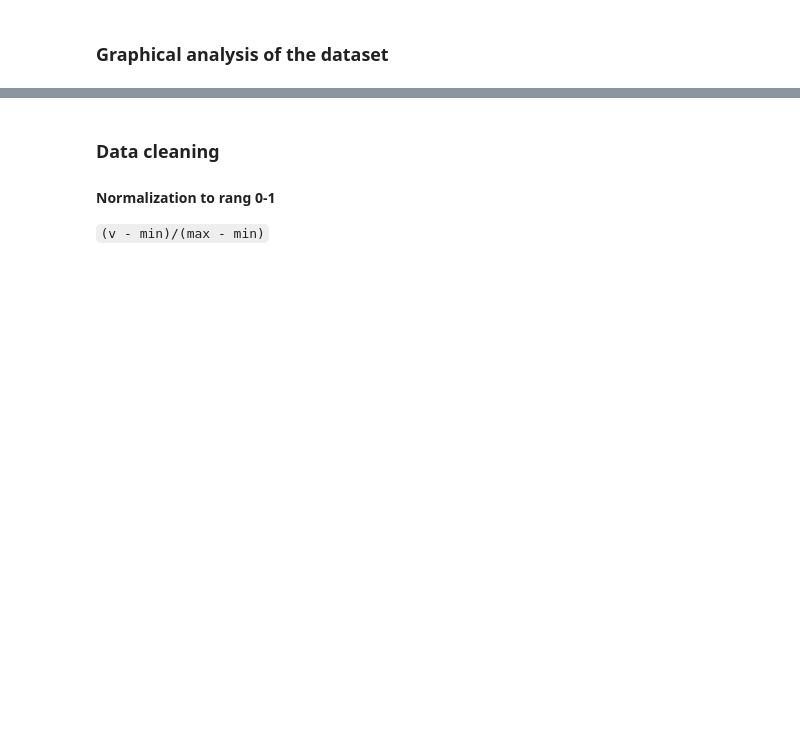
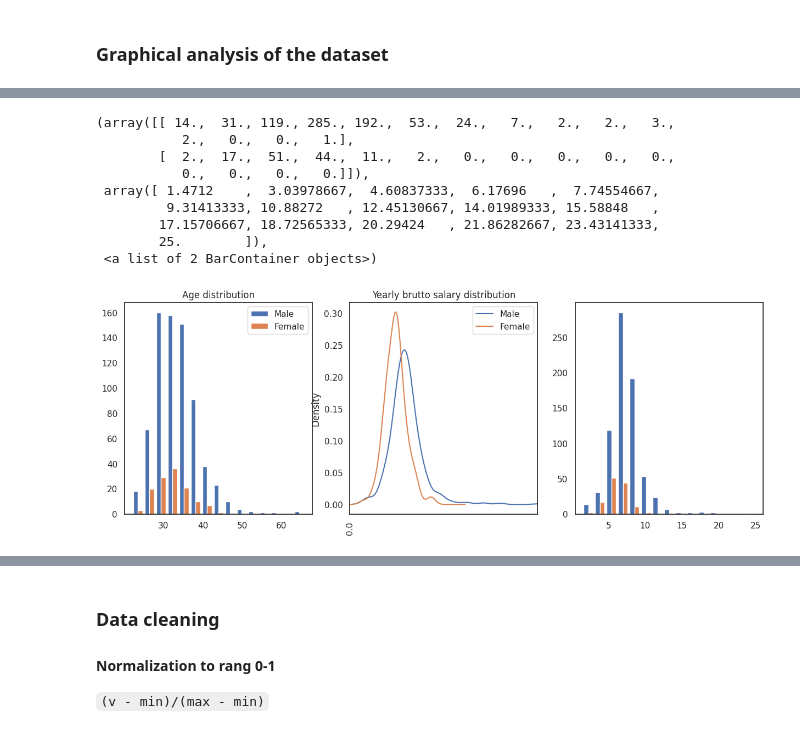
Before and after one commit to x00Pavel/Data-Storage-and-Preparation-projects, a Jupyter notebook: projekt-2/main.ipynb, the cells around one changed output, grey strips where cells are left out. Cells and saved outputs as stored; diff of their text form; code cells hidden in the pictures; blank space fills up the shorter version.

```diff
--- a/projekt-2/main.ipynb
+++ b/projekt-2/main.ipynb
@@ -311,0 +266,28 @@ AttributeError: 'DataFrame' object has no attribute 'Gender'
+# %%
+male = d1[d1.gender == "Male"]
+female = d1[d1.gender == "Female"]
+fix, (ax1, ax2, ax3) = plt.subplots(1, 3, figsize=(15, 5))
+ax1.hist([male.age, female.age], label=["Male", "Female"], bins=15)
+ax1.legend()
+ax1.set_title("Age distribution")
+
+male.yearly_brutto_salary.plot(kind='kde', ax=ax2, label='Male')
+female.yearly_brutto_salary.plot(kind='kde', ax=ax2, label='Female')
+ax2.set_xlim(0, d1.yearly_brutto_salary.max())
+ax2.set_xticks(np.arange(0, d1.yearly_brutto_salary.max(), 15000))
+ax2.set_xticklabels(ax2.get_xticks(), rotation = 90)
+ax2.legend()
+ax2.set_title("Yearly brutto salary distribution")
+
+ax3.hist([male.yearly_brutto_salary, female.yearly_brutto_salary], label=["Male", "Female"], bins=15)
+# %% [output]
+(array([[ 14.,  31., 119., 285., 192.,  53.,  24.,   7.,   2.,   2.,   3.,
+           2.,   0.,   0.,   1.],
+        [  2.,  17.,  51.,  44.,  11.,   2.,   0.,   0.,   0.,   0.,   0.,
+           0.,   0.,   0.,   0.]]),
+ array([ 1.4712    ,  3.03978667,  4.60837333,  6.17696   ,  7.74554667,
+         9.31413333, 10.88272   , 12.45130667, 14.01989333, 15.58848   ,
+        17.15706667, 18.72565333, 20.29424   , 21.86282667, 23.43141333,
+        25.        ]),
+ <a list of 2 BarContainer objects>)
+[figure, added]
```
Also changed, not shown: parts of 27 cells of this notebook.
